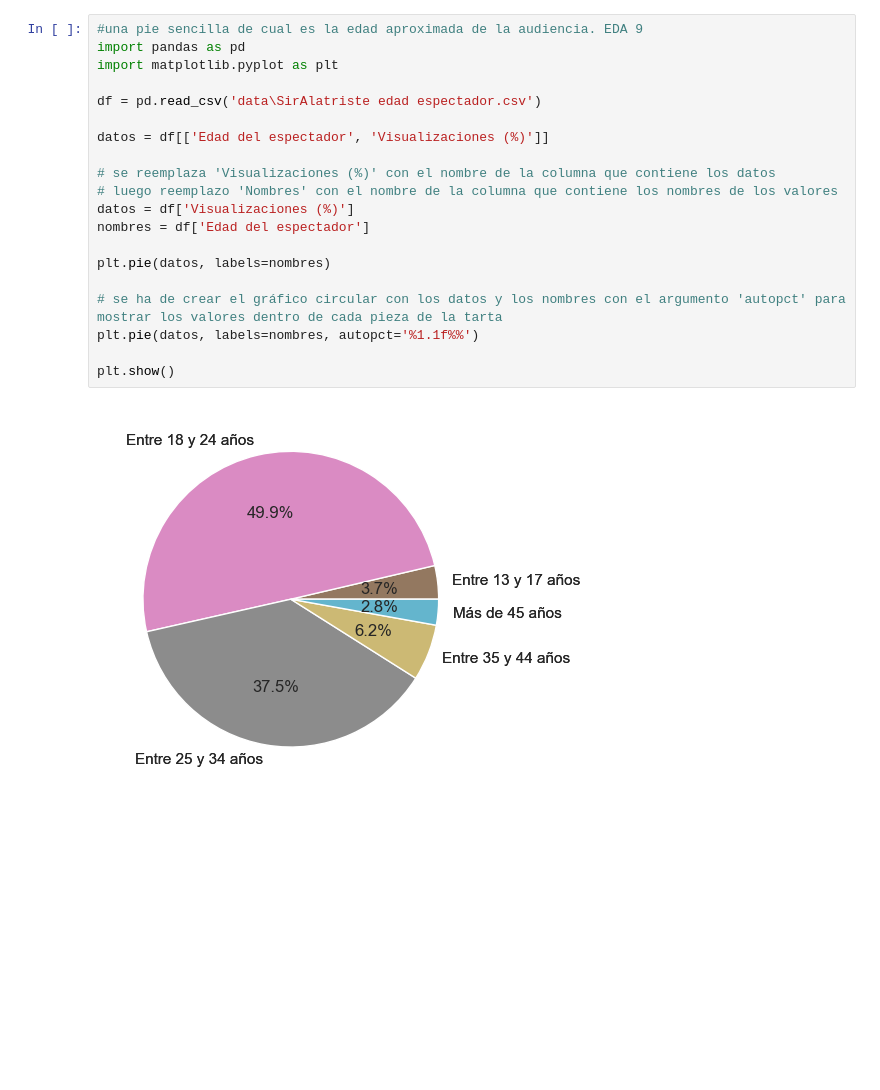
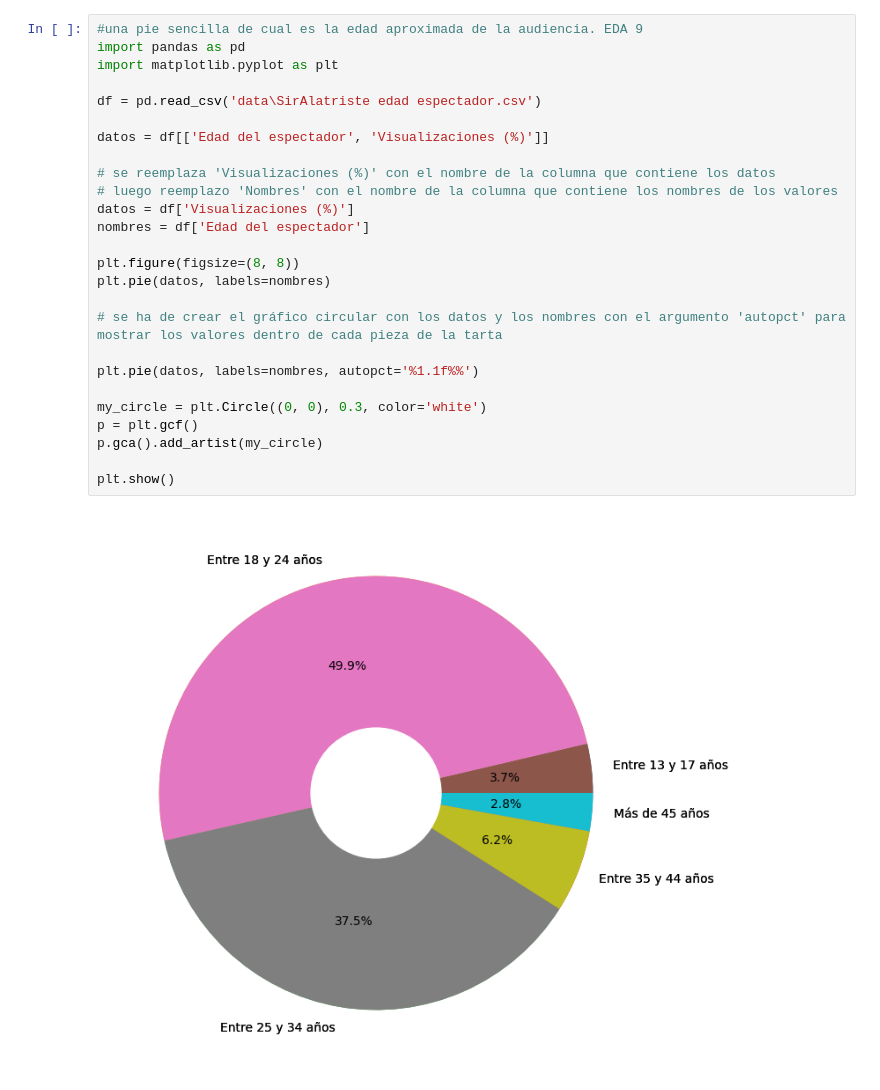
Before and after one commit to braugilabert/EDA-Braulio, a Jupyter notebook: src/Código EDA Braulio.ipynb, the cells around one changed output. Drawn from its saved outputs; the diff is of its cells as text; blank space fills up the shorter version.

```diff
--- a/src/Código EDA Braulio.ipynb
+++ b/src/Código EDA Braulio.ipynb
@@ -311,23 +316,29 @@ fig.show()
 # %%
 #una pie sencilla de cual es la edad aproximada de la audiencia. EDA 9
 import pandas as pd
 import matplotlib.pyplot as plt
 
 df = pd.read_csv('data\SirAlatriste edad espectador.csv')
 
 datos = df[['Edad del espectador', 'Visualizaciones (%)']]
 
 # se reemplaza 'Visualizaciones (%)' con el nombre de la columna que contiene los datos
 # luego reemplazo 'Nombres' con el nombre de la columna que contiene los nombres de los valores
 datos = df['Visualizaciones (%)']
 nombres = df['Edad del espectador']
 
+plt.figure(figsize=(8, 8))
 plt.pie(datos, labels=nombres)
 
 # se ha de crear el gráfico circular con los datos y los nombres con el argumento 'autopct' para mostrar los valores dentro de cada pieza de la tarta
+
 plt.pie(datos, labels=nombres, autopct='%1.1f%%')
 
+my_circle = plt.Circle((0, 0), 0.3, color='white')
+p = plt.gcf()
+p.gca().add_artist(my_circle)
+
 plt.show()
 # %% [output]
-[figure, old version]
+[figure, new version]
 # %%
```
Also changed, not shown: parts of 16 cells of this notebook, 2 other files.
